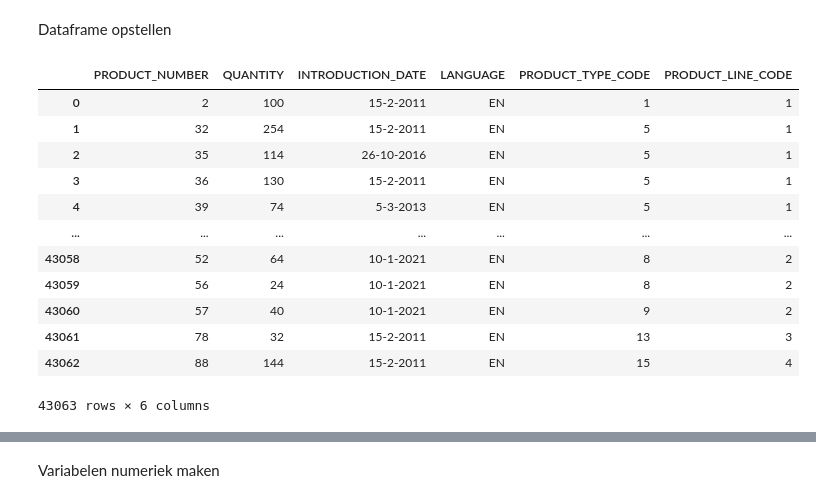
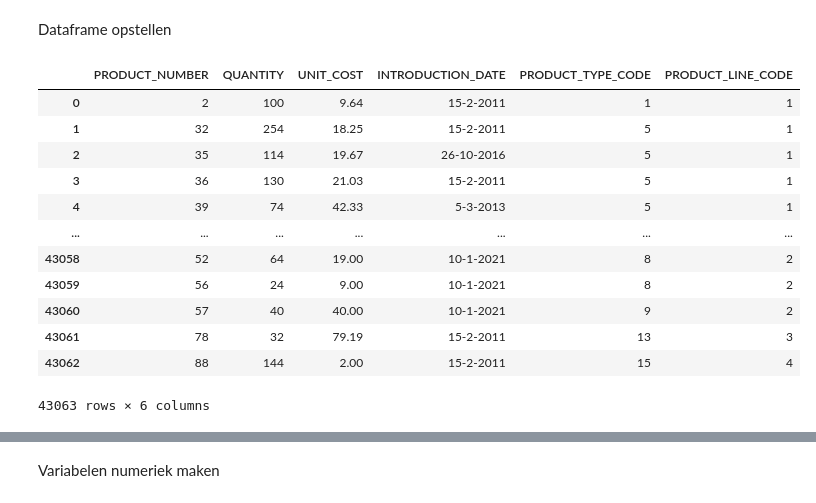
Before and after one commit to OutworldToast/Data-Warehouse, a Jupyter notebook: DataWarehouse.ipynb, the cells around one changed output, grey strips where cells are left out. Cells and saved outputs as stored; diff of their text form; code cells hidden in the pictures.

```diff
--- a/DataWarehouse.ipynb
+++ b/DataWarehouse.ipynb
@@ -715,24 +720,25 @@ Gegevens ophalen uit Data Warehouse
 Dataframe opstellen
 # %%
 datasetPrepProduct = pd.merge(
-    order_dw[['PRODUCT_NUMBER', 'QUANTITY']],
-    product_dw[['PRODUCT_NUMBER', 'INTRODUCTION_DATE', 'LANGUAGE' ,'PRODUCT_TYPE_CODE', 'PRODUCT_LINE_CODE']],
+    order_dw[['PRODUCT_NUMBER', 'QUANTITY', 'UNIT_COST']],
+    product_dw[['PRODUCT_NUMBER', 'INTRODUCTION_DATE', 'PRODUCT_TYPE_CODE', 'PRODUCT_LINE_CODE']],
     on='PRODUCT_NUMBER', how='inner'
 )
+datasetPrepProduct['UNIT_COST'] = datasetPrepProduct['UNIT_COST'].astype(float)
 datasetPrepProduct
 # %% [output]
-|  | PRODUCT_NUMBER | QUANTITY | INTRODUCTION_DATE | LANGUAGE | PRODUCT_TYPE_CODE | PRODUCT_LINE_CODE |
-| 0 | 2 | 100 | 15-2-2011 | EN | 1 | 1 |
-| 1 | 32 | 254 | 15-2-2011 | EN | 5 | 1 |
-| 2 | 35 | 114 | 26-10-2016 | EN | 5 | 1 |
-| 3 | 36 | 130 | 15-2-2011 | EN | 5 | 1 |
-| 4 | 39 | 74 | 5-3-2013 | EN | 5 | 1 |
+|  | PRODUCT_NUMBER | QUANTITY | UNIT_COST | INTRODUCTION_DATE | PRODUCT_TYPE_CODE | PRODUCT_LINE_CODE |
+| 0 | 2 | 100 | 9.64 | 15-2-2011 | 1 | 1 |
+| 1 | 32 | 254 | 18.25 | 15-2-2011 | 5 | 1 |
+| 2 | 35 | 114 | 19.67 | 26-10-2016 | 5 | 1 |
+| 3 | 36 | 130 | 21.03 | 15-2-2011 | 5 | 1 |
+| 4 | 39 | 74 | 42.33 | 5-3-2013 | 5 | 1 |
 | ... | ... | ... | ... | ... | ... | ... |
-| 43058 | 52 | 64 | 10-1-2021 | EN | 8 | 2 |
-| 43059 | 56 | 24 | 10-1-2021 | EN | 8 | 2 |
-| 43060 | 57 | 40 | 10-1-2021 | EN | 9 | 2 |
-| 43061 | 78 | 32 | 15-2-2011 | EN | 13 | 3 |
-| 43062 | 88 | 144 | 15-2-2011 | EN | 15 | 4 |
+| 43058 | 52 | 64 | 19.00 | 10-1-2021 | 8 | 2 |
+| 43059 | 56 | 24 | 9.00 | 10-1-2021 | 8 | 2 |
+| 43060 | 57 | 40 | 40.00 | 10-1-2021 | 9 | 2 |
+| 43061 | 78 | 32 | 79.19 | 15-2-2011 | 13 | 3 |
+| 43062 | 88 | 144 | 2.00 | 15-2-2011 | 15 | 4 |
 43063 rows × 6 columns
 # %%
 #helperfunctie
```
Also changed, not shown: parts of 17 cells of this notebook, 1 other file.
